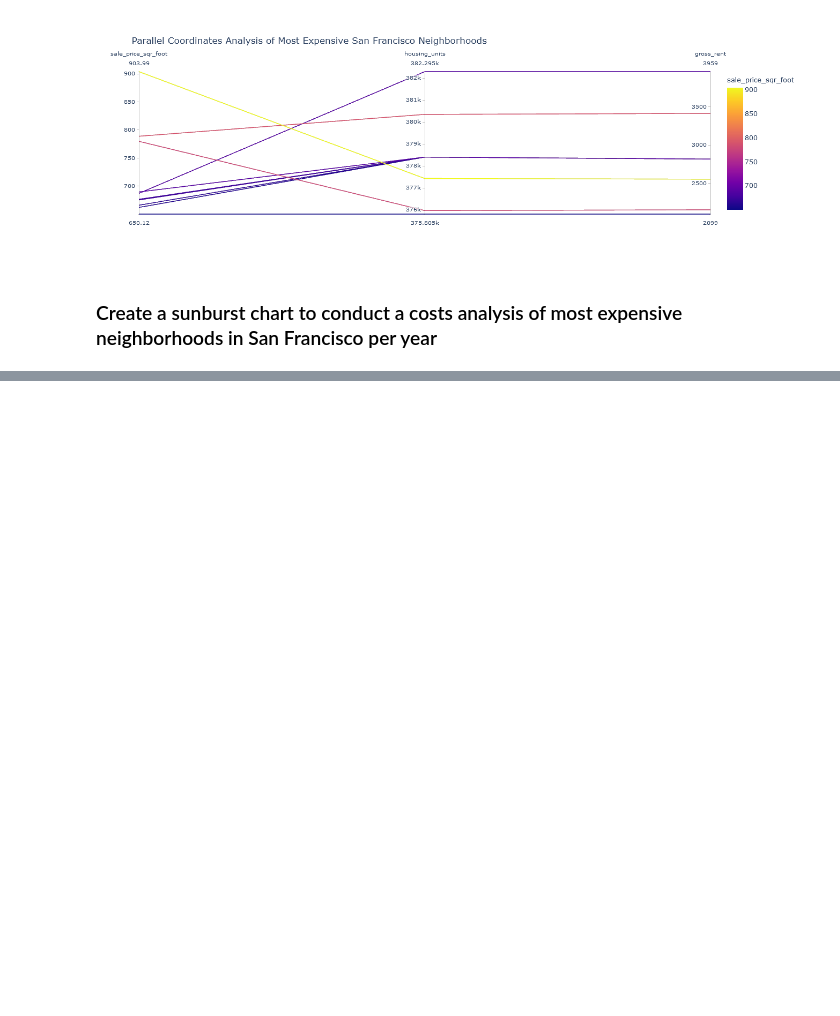
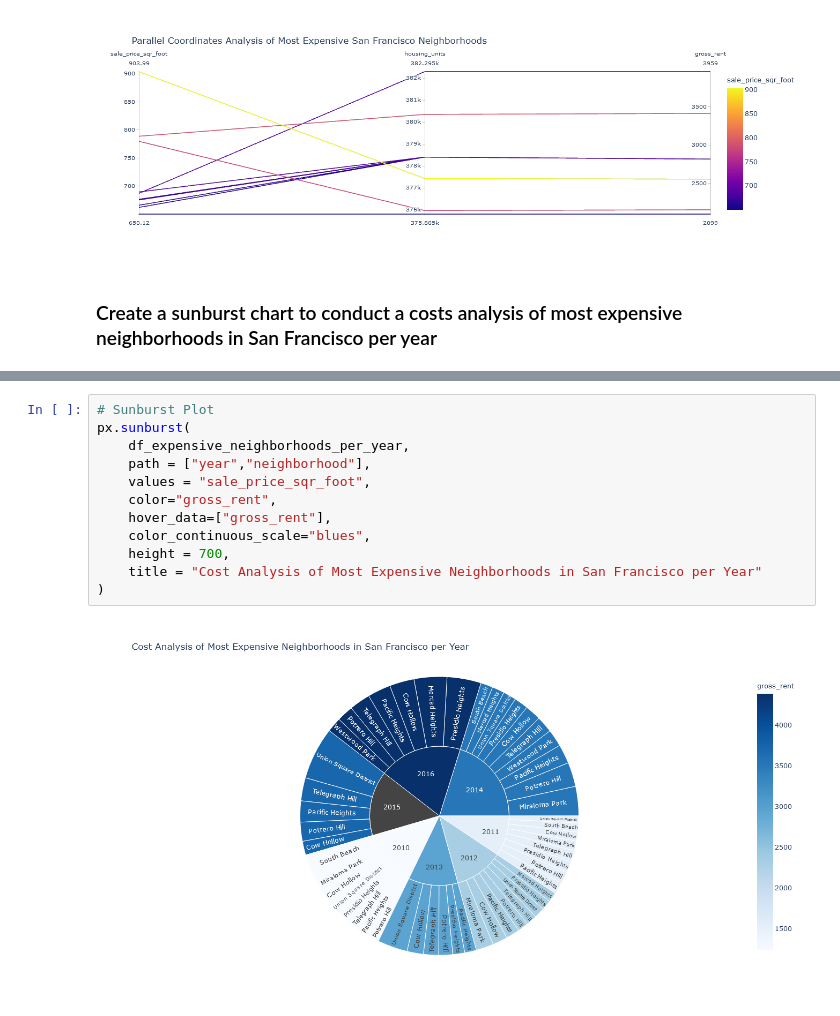
Before and after one commit to vweinblatt123/HW6-Pythonic-Monopoly, a Jupyter notebook: rental_analysis.ipynb, the cells around one changed output, grey strips where cells are left out. Drawn from its saved outputs; the diff is of its cells as text; blank space fills up the shorter version.

Commit message:
sunburst plot

```diff
--- a/rental_analysis.ipynb
+++ b/rental_analysis.ipynb
@@ -392,0 +381,14 @@ px.parallel_coordinates(sfo_most_expensive, color = "sale_price_sqr_foot", title
+# %%
+# Sunburst Plot
+px.sunburst(
+    df_expensive_neighborhoods_per_year,
+    path = ["year","neighborhood"],
+    values = "sale_price_sqr_foot",
+    color="gross_rent",
+    hover_data=["gross_rent"],
+    color_continuous_scale="blues",
+    height = 700,
+    title = "Cost Analysis of Most Expensive Neighborhoods in San Francisco per Year"
+)
+# %% [output]
+[figure, added]
```
Also changed, not shown: parts of 2 cells of this notebook.
